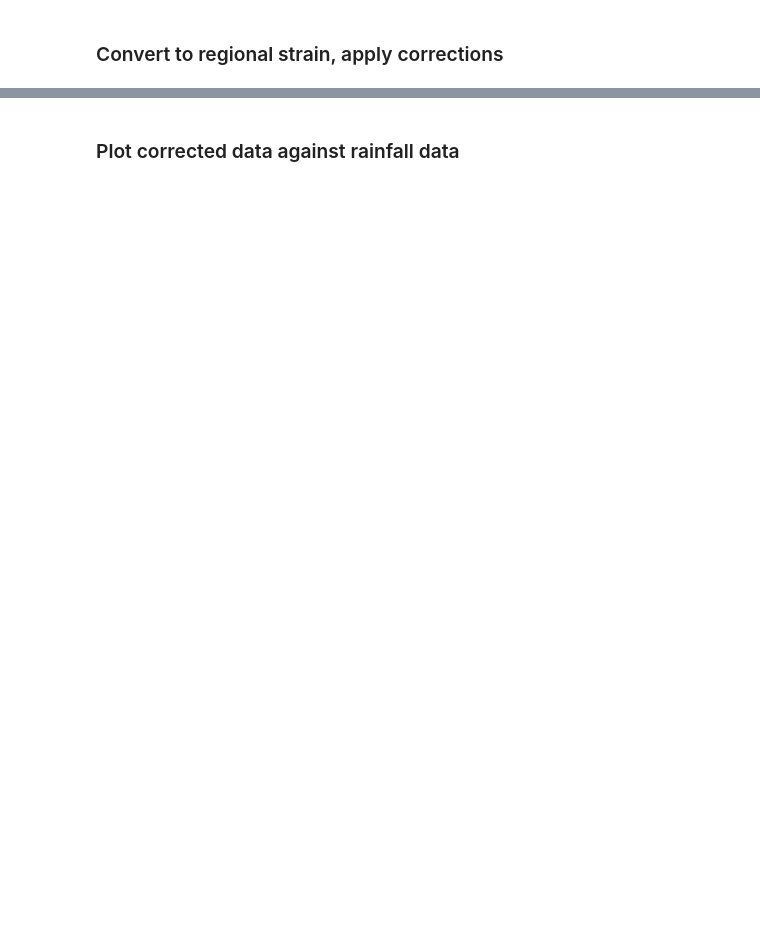
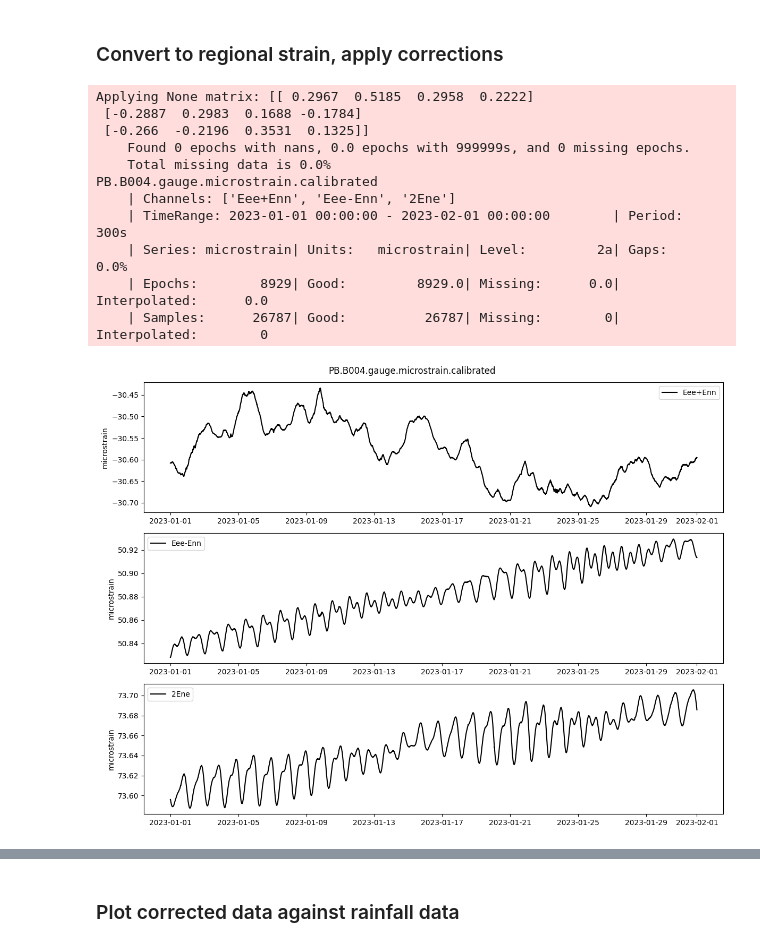
Before and after one commit to EarthScope/earthscopestraintools, a Jupyter notebook: docs/source/notebooks/level2.ipynb, the cells around one changed output, grey strips where cells are left out. Drawn from its saved outputs; the diff is of its cells as text; code cells hidden in the pictures; blank space fills up the shorter version.

```diff
--- a/docs/source/notebooks/level2.ipynb
+++ b/docs/source/notebooks/level2.ipynb
@@ -83,10 +165,23 @@ plot_timeseries_comparison([gauge_microstrain, gauge_corrected], title=title, na
 # %% [markdown]
 ### Convert to regional strain, apply corrections
 # %%
-calibration_matrix = meta.strain_matrices['lab_strain_matrix']
+calibration_matrix = meta.strain_matrices['lab']
 regional_microstrain = gauge_microstrain.apply_calibration_matrix(calibration_matrix)
 regional_microstrain.stats()
 regional_microstrain.plot()
+# %% [output]
+Applying None matrix: [[ 0.2967  0.5185  0.2958  0.2222]
+ [-0.2887  0.2983  0.1688 -0.1784]
+ [-0.266  -0.2196  0.3531  0.1325]]
+    Found 0 epochs with nans, 0.0 epochs with 999999s, and 0 missing epochs.
+    Total missing data is 0.0%
+PB.B004.gauge.microstrain.calibrated
+    | Channels: ['Eee+Enn', 'Eee-Enn', '2Ene']
+    | TimeRange: 2023-01-01 00:00:00 - 2023-02-01 00:00:00        | Period:           300s
+    | Series: microstrain| Units:   microstrain| Level:         2a| Gaps:             0.0%
+    | Epochs:        8929| Good:         8929.0| Missing:      0.0| Interpolated:      0.0
+    | Samples:      26787| Good:          26787| Missing:        0| Interpolated:        0
+[figure, added]
 # %%
 regional_tide_c = tide_c.apply_calibration_matrix(calibration_matrix)
 regional_trend_c = trend_c.apply_calibration_matrix(calibration_matrix)
```
Also changed, not shown: parts of 14 cells of this notebook, 3 other files.
